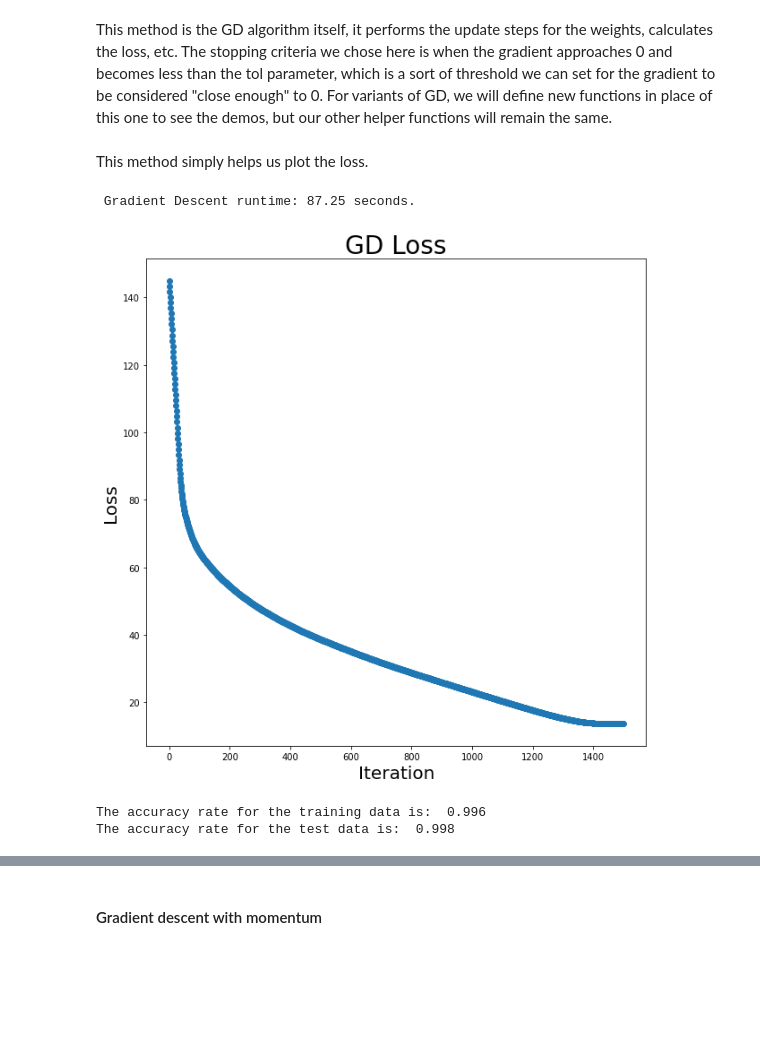
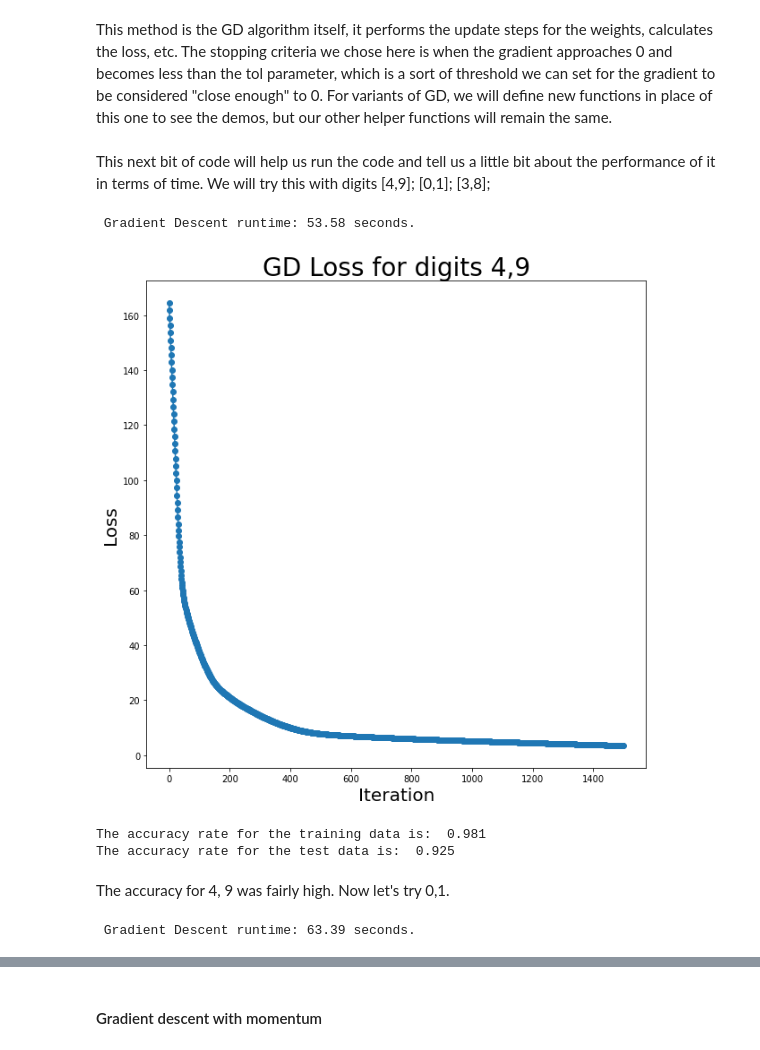
Before and after one commit to vrindachaa/MNIST-Classification, a Jupyter notebook: MNIST Classification with Gradient Descent.ipynb, the cells around one changed output, grey strips where cells are left out. Drawn from its saved outputs; the diff is of its cells as text; code cells hidden in the pictures; blank space fills up the shorter version.

```diff
--- a/MNIST Classification with Gradient Descent.ipynb
+++ b/MNIST Classification with Gradient Descent.ipynb
@@ -224,12 +270,24 @@ def GD(w_init, learning_rate, X, tol):
         err = np.linalg.norm(p)
     return loss_vals, w
-# %% [markdown]
-This method simply helps us plot the loss.
 # %%
-def plotloss(list, title):
+def plotloss(loss_list, title, vis):
+    '''
+
+    This function plots the loss values at each iterate.
+
+    Parameters: a list loss_list which contains loss values at each iterate, a title given as a string for the plot
+
+    Output: a plot of the loss
+
+    '''
+
+    if vis == 'smooth':
+        marker = '-'
+    else:
+        marker = '-o'
     fig, ax = plt.subplots(1, 1, figsize=(10, 10))
-    ax.plot(list, '-o')
+    ax.plot(loss_list, marker)
     ax.set_xlabel("Iteration", fontsize=20)
     ax.set_ylabel("Loss", fontsize=20)
-    ax.set_title(title , fontsize=28)
+    ax.set_title(title, fontsize=28)
 # %%
@@ -246,21 +318,46 @@ def classify(weight_vector):
     return train_accuracy, test_accuracy
+# %% [markdown]
+This next bit of code will help us run the code and tell us a little bit about the performance of it in terms of time. We will try this with digits [4,9]; [0,1]; [3,8];
 # %%
-train_sample = process_data(train, class_labels=[1, 0], num_samples=500, method = None)
+train_sample = process_data(train,
+                            class_labels=[9, 4],
+                            num_samples=500,
+                            method=None)
 tic = time()
-v = np.ones(train_sample.shape[1]-1)
-gd_loss_list, gd_weights = GD(w_init = v, learning_rate = 10e-2, X= train_sample ,tol = 10e-6)
+v = np.ones(train_sample.shape[1] - 1)
+gd_loss_list, gd_weights = GD(w_init=v,
+                              learning_rate=10e-2,
+                              X=train_sample,
+                              tol=10e-6)
 toc = time()
 print(f" Gradient Descent runtime: {toc-tic:.2f} seconds.")
 # %% [output]
- Gradient Descent runtime: 87.25 seconds.
+ Gradient Descent runtime: 53.58 seconds.
 # %%
-plotloss(gd_loss_list, title = 'GD Loss')
+plotloss(gd_loss_list, title='GD Loss for digits 4,9')
 # %% [output]
-[figure, old version]
+[figure, new version]
 # %%
-train_accuracy, test_accuracy = classify(gd_weights)
+train_accuracy, test_accuracy = classify(gd_weights, class_labels=[9, 4])
 print('The accuracy rate for the training data is: ', train_accuracy)
 print('The accuracy rate for the test data is: ', test_accuracy)
 # %% [output]
-The accuracy rate for the training data is:  0.996
-The accuracy rate for the test data is:  0.998
+The accuracy rate for the training data is:  0.981
+The accuracy rate for the test data is:  0.925
+# %% [markdown]
+The accuracy for 4, 9 was fairly high. Now let's try 0,1.
+# %%
+train_sample = process_data(train,
+                            class_labels=[0, 1],
+                            num_samples=500,
+                            method=None)
+tic = time()
+v = np.ones(train_sample.shape[1] - 1)
+gd_loss_list01, gd_weights01 = GD(w_init=v,
+                                  learning_rate=10e-2,
+                                  X=train_sample,
+                                  tol=10e-6)
+toc = time()
+print(f" Gradient Descent runtime: {toc-tic:.2f} seconds.")
+# %% [output]
+ Gradient Descent runtime: 63.39 seconds.
```
Also changed, not shown: parts of 56 cells of this notebook.
